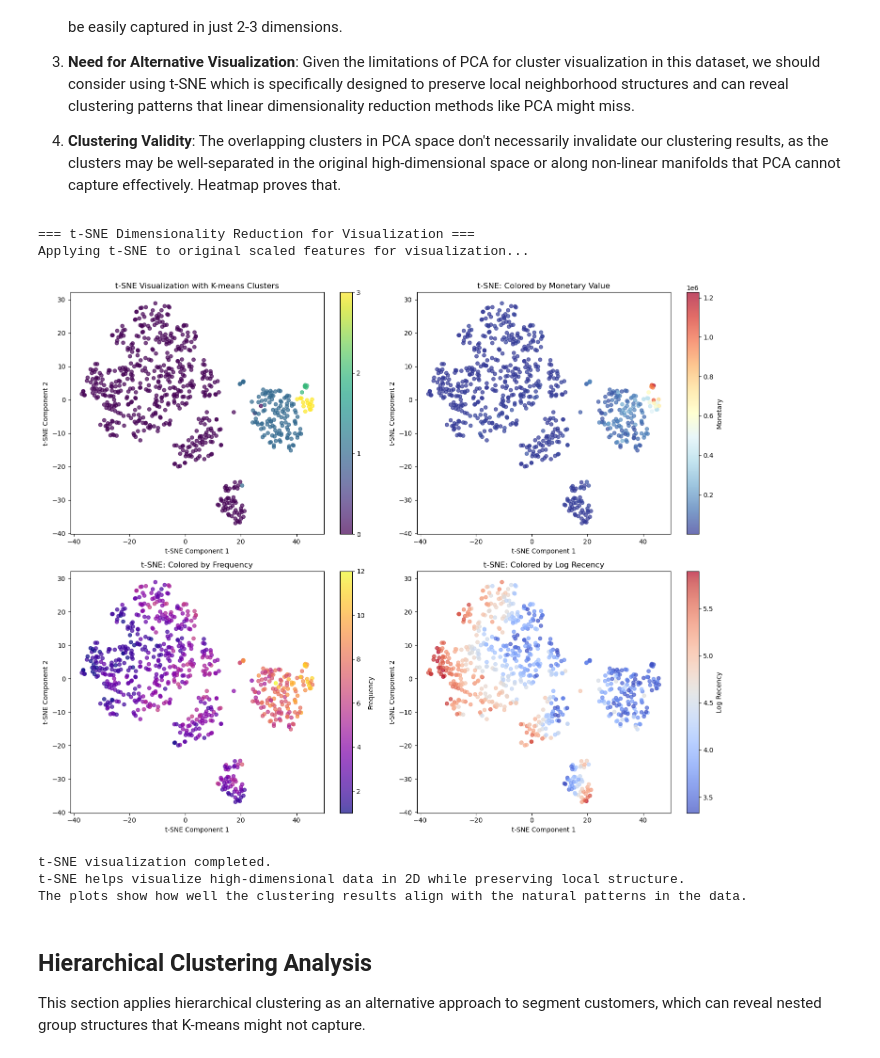
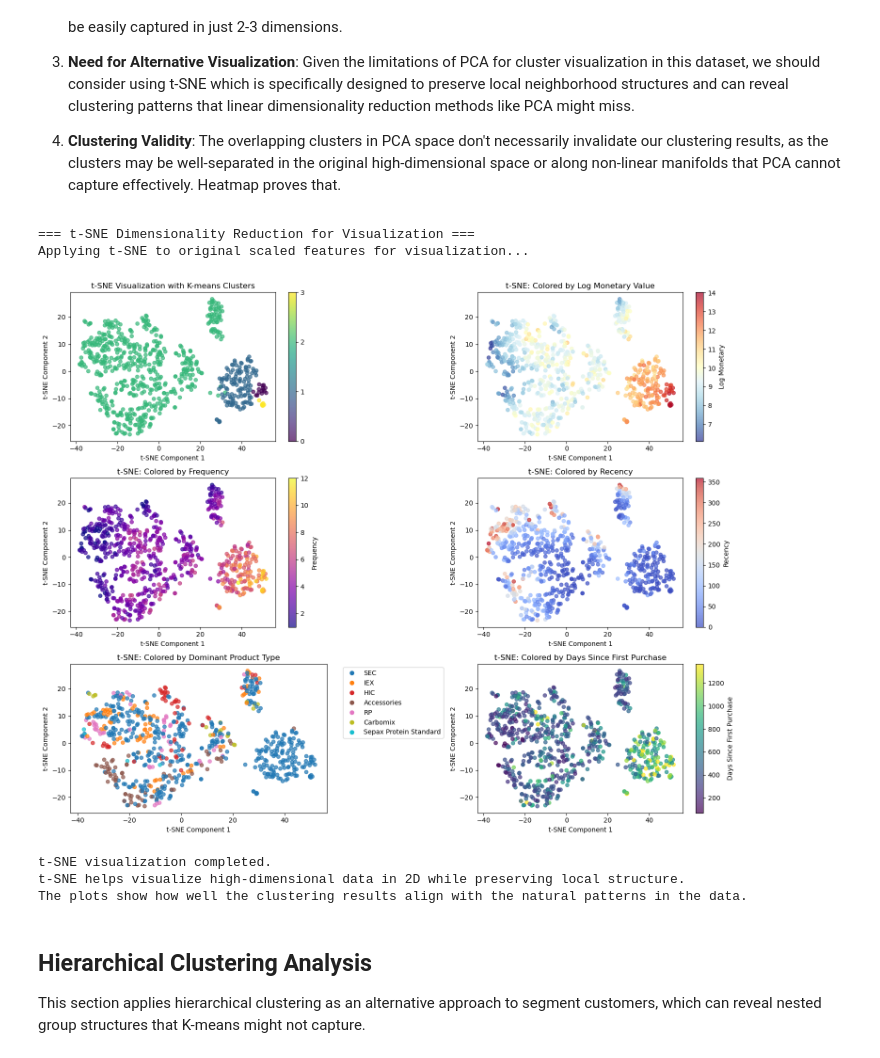
Before and after one commit to hanyuc97/simulated_customer_clustering, a Jupyter notebook: simulated_clustering.ipynb, the cells around one changed output. Drawn from its saved outputs; the diff is of its cells as text; code cells hidden in the pictures.

Commit message:
update simulated_clustering.ipynb and add t-SNE Visualization.png from real clustering

```diff
--- a/simulated_clustering.ipynb
+++ b/simulated_clustering.ipynb
@@ -32,7 +32,7 @@ from scipy.cluster.hierarchy import dendrogram, linkage, fcluster
 from scipy.spatial.distance import pdist
 # %%
 # Data loading
-df = pd.read_csv('sales_order_simulated_v13.csv')
+df = pd.read_csv('sales_order_simulated_dataset.csv')
 df.info()
 df.drop(columns=['Current_Rep'], inplace=True)
 print(f"Dataset shape: {df.shape}")
@@ -246,7 +246,11 @@ customer_df = df.groupby('Customer_Group').agg({     # Grouping by Customer_Grou
 
 customer_df.columns = ['customer_group', 'assigned_rep', 'monetary', 'doc_no_unique', 'billing_country', 'last_purchase_date', 'frequency_q', 'material_name_unique']  # Renaming the columns
 
-customer_df['recency'] = (pd.to_datetime('now') - customer_df['last_purchase_date']).dt.days  # Calculating the recency
+#customer_df['recency'] = (pd.to_datetime('now') - customer_df['last_purchase_date']).dt.days  # Calculating the recency
+
+# Find the latest date in the dataset
+latest_date = df['Date'].max() # + pd.Timedelta(days=1)   Here I want to make sure the latest date is the same as the latest date in the dataset
+customer_df['recency'] = (latest_date - customer_df['last_purchase_date']).dt.days  # Calculating the recency
 customer_df['monetary_avg'] = (customer_df['monetary'] / customer_df['doc_no_unique']).round(2)  # Calculating the monetary average
 customer_df['churn'] = (customer_df['recency'] > 365).astype(int)  # Calculating the churn
 
@@ -940,11 +944,11 @@ from sklearn.manifold import TSNE
 
 # Apply t-SNE to the original scaled features for visualization only
 print("Applying t-SNE to original scaled features for visualization...")
-tsne = TSNE(n_components=2, random_state=42, perplexity=30, n_iter=1000)
+tsne = TSNE(n_components=2, random_state=42, perplexity=30, max_iter=1000)
 X_tsne = tsne.fit_transform(X_scaled)
 
 # Visualize t-SNE results with the original features clustering results
-fig, axes = plt.subplots(2, 2, figsize=(15, 12))
+fig, axes = plt.subplots(3, 2, figsize=(15, 12))
 
 # Plot 1: t-SNE scatter plot with original features clusters
 scatter1 = axes[0, 0].scatter(X_tsne[:, 0], X_tsne[:, 1],
@@ -958,41 +962,81 @@ plt.colorbar(scatter1, ax=axes[0, 0], ticks=range(manual_k))
 
 # Plot 2: Color by monetary value to see if clusters capture this pattern
 scatter2 = axes[0, 1].scatter(X_tsne[:, 0], X_tsne[:, 1],
-                             c=active_customers['monetary'],
+                             c=active_customers['log_monetary'],
                              cmap='RdYlBu_r', alpha=0.7, s=30)
 axes[0, 1].set_xlabel('t-SNE Component 1')
 axes[0, 1].set_ylabel('t-SNE Component 2')
-axes[0, 1].set_title('t-SNE: Colored by Monetary Value')
-plt.colorbar(scatter2, ax=axes[0, 1], label='Monetary')
+axes[0, 1].set_title('t-SNE: Colored by Log Monetary Value')
+plt.colorbar(scatter2, ax=axes[0, 1], label='Log Monetary')
 
 # Plot 3: Color by frequency to see if clusters capture this pattern
 scatter3 = axes[1, 0].scatter(X_tsne[:, 0], X_tsne[:, 1],
                              c=active_customers['frequency_q'],
                              cmap='plasma', alpha=0.7, s=30)
 axes[1, 0].set_xlabel('t-SNE Component 1')
 axes[1, 0].set_ylabel('t-SNE Component 2')
 axes[1, 0].set_title('t-SNE: Colored by Frequency')
 plt.colorbar(scatter3, ax=axes[1, 0], label='Frequency')
 
 # Plot 4: Color by recency to see if clusters capture this pattern
 scatter4 = axes[1, 1].scatter(X_tsne[:, 0], X_tsne[:, 1],
-                             c=active_customers['log_recency'],
+                             c=active_customers['recency'],
                              cmap='coolwarm', alpha=0.7, s=30)
 axes[1, 1].set_xlabel('t-SNE Component 1')
 axes[1, 1].set_ylabel('t-SNE Component 2')
-axes[1, 1].set_title('t-SNE: Colored by Log Recency')
-plt.colorbar(scatter4, ax=axes[1, 1], label='Log Recency')
+axes[1, 1].set_title('t-SNE: Colored by Recency')
+plt.colorbar(scatter4, ax=axes[1, 1], label='Recency')
+
+# Plot 5: Color by dominant product type
+# First, let's determine the dominant product type for each customer
+product_cols = ['Accessories', 'Carbomix', 'HIC', 'IEX', 'RP', 'SEC', 'Sepax Protein Standard', 'Service', 'Tween']
+
+dominant_product = active_customers[product_cols].idxmax(axis=1)
+
+# Create a mapping for colors with explicit color assignment
+unique_products = dominant_product.unique()
+import matplotlib.pyplot as plt
+import numpy as np
+
+# Get colors from tab10 colormap
+tab10_colors = plt.cm.tab10(np.linspace(0, 1, len(unique_products)))
+product_colors = {product: i for i, product in enumerate(unique_products)}
+color_values = [product_colors[product] for product in dominant_product]
+
+scatter5 = axes[2, 0].scatter(X_tsne[:, 0], X_tsne[:, 1],
+                             c=color_values,
+                             cmap='tab10', alpha=0.7, s=30)
+axes[2, 0].set_xlabel('t-SNE Component 1')
+axes[2, 0].set_ylabel('t-SNE Component 2')
+axes[2, 0].set_title('t-SNE: Colored by Dominant Product Type')
+
+# Create custom legend for product types with matching colors
+from matplotlib.lines import Line2D
+legend_elements = [Line2D([0], [0], marker='o', color='w',
+                         markerfacecolor=tab10_colors[i],
+                         markersize=8, label=product)
+                  for i, product in enumerate(unique_products)]
+axes[2, 0].legend(handles=legend_elements, bbox_to_anchor=(1.05, 1), loc='upper left')
+
+# Plot 6: Color by days since first purchase
+scatter6 = axes[2, 1].scatter(X_tsne[:, 0], X_tsne[:, 1],
+                             c=active_customers['days_since_first_purchase'],
+                             cmap='viridis', alpha=0.7, s=30)
+axes[2, 1].set_xlabel('t-SNE Component 1')
+axes[2, 1].set_ylabel('t-SNE Component 2')
+axes[2, 1].set_title('t-SNE: Colored by Days Since First Purchase')
+plt.colorbar(scatter6, ax=axes[2, 1], label='Days Since First Purchase')
 
 plt.tight_layout()
 plt.show()
 
 print("\nt-SNE visualization completed.")
 print("t-SNE helps visualize high-dimensional data in 2D while preserving local structure.")
 print("The plots show how well the clustering results align with the natural patterns in the data.")
 # %% [output]
 === t-SNE Dimensionality Reduction for Visualization ===
 Applying t-SNE to original scaled features for visualization...
-[figure, old version]
+[figure, new version]
 t-SNE visualization completed.
 t-SNE helps visualize high-dimensional data in 2D while preserving local structure.
 The plots show how well the clustering results align with the natural patterns in the data.
```
Also changed, not shown: parts of 10 cells of this notebook, 1 other file.
